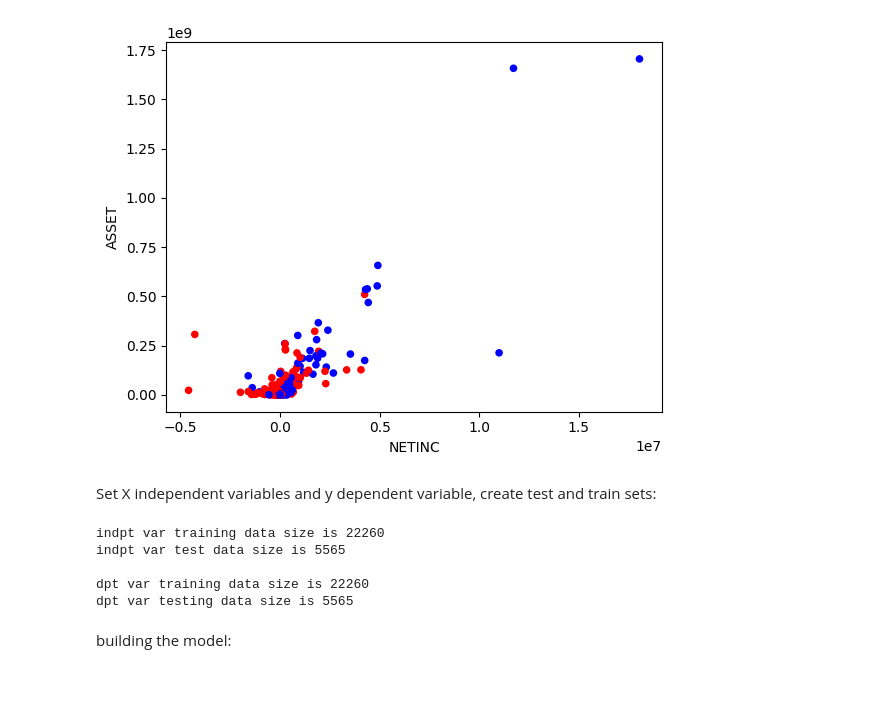
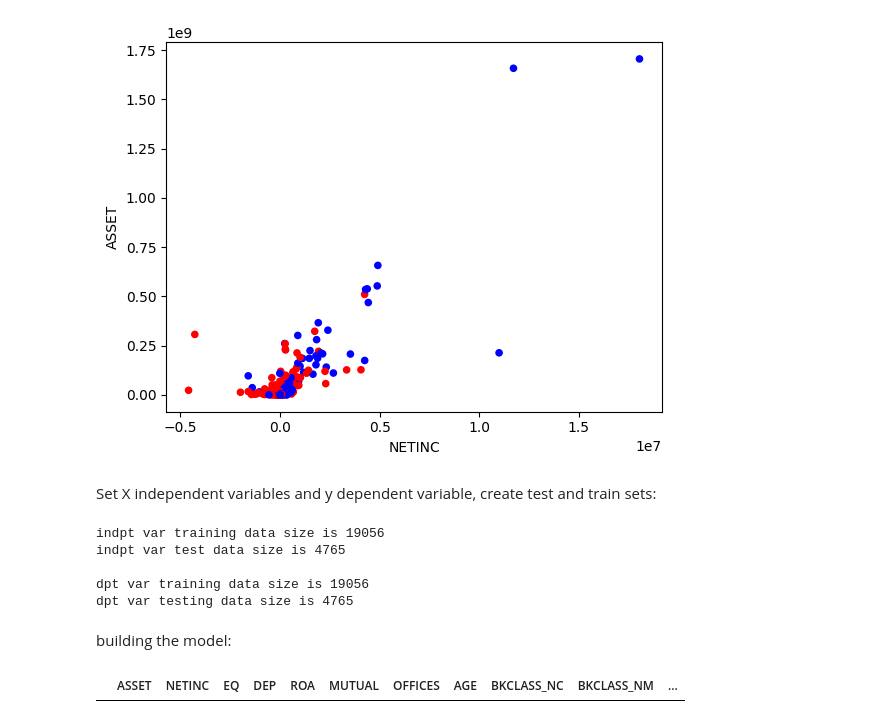
Before and after one commit to layadang/cs-365-bank-failures, a Jupyter notebook: main.ipynb, the cells around one changed output. Cells and saved outputs as stored; diff of their text form; code cells hidden in the pictures; blank space fills up the shorter version.

```diff
--- a/main.ipynb
+++ b/main.ipynb
@@ -133,8 +115,8 @@ graph2 = data_drop_asset.plot.scatter(x="NETINC", y="ASSET", c=colors_new)
 # %% [markdown]
 Set X independent variables and y dependent variable, create test and train sets:
 # %%
-X = data.drop(['ACTIVE', 'NAME', 'CERT', 'STNAME', 'CITY', 'ESTYMD'], axis=1)
-y = data['ACTIVE']
+X = data_cleaned.drop(['ACTIVE', 'NAME', 'CERT', 'STNAME', 'CITY', 'ESTYMD'], axis=1)
+y = data_cleaned['ACTIVE']
 
 # create dummy variables for BKCLASS
 X = pd.get_dummies(X, drop_first=True)
@@ -147,12 +129,16 @@ print()
 print("dpt var training data size is " + str(len(y_train)))
 print("dpt var testing data size is " + str(len(y_test)))
 # %% [output]
-indpt var training data size is 22260
-indpt var test data size is 5565
+indpt var training data size is 19056
+indpt var test data size is 4765
 
-dpt var training data size is 22260
-dpt var testing data size is 5565
+dpt var training data size is 19056
+dpt var testing data size is 4765
 # %% [markdown]
 building the model:
+# %%
+X[X.isna().any(axis=1)]
+# %% [output]
+|  | ASSET | NETINC | EQ | DEP | ROA | MUTUAL | OFFICES | AGE | BKCLASS_NC | BKCLASS_NM | ... |
 # %%
 model = LogisticRegression()
```
Also changed, not shown: parts of 9 cells of this notebook.
